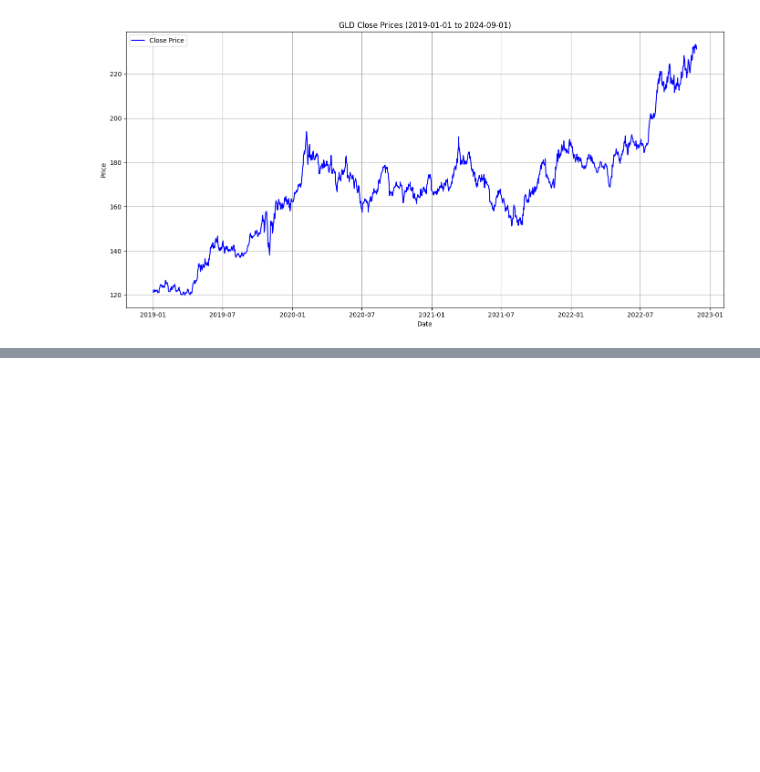
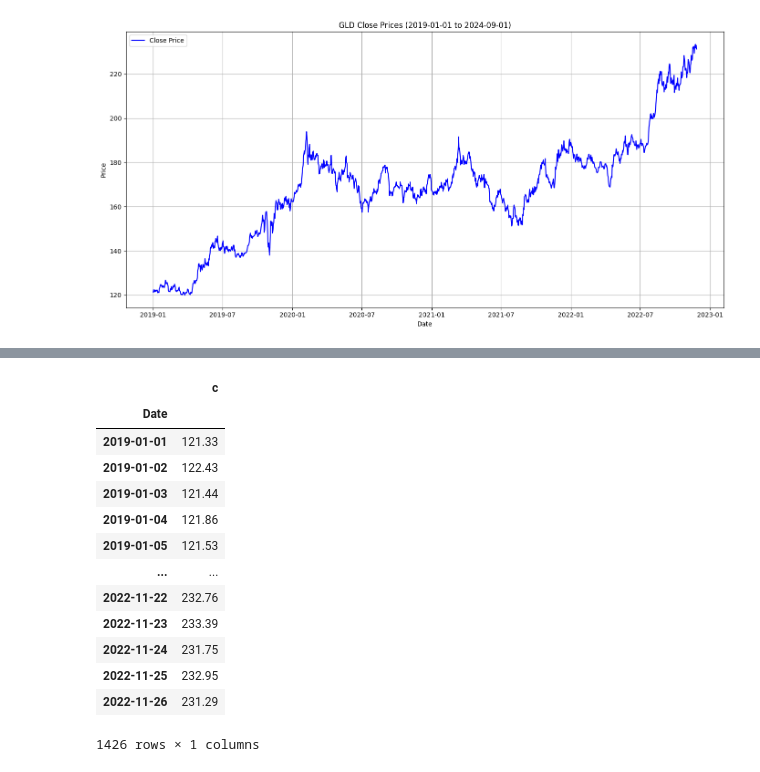
Before and after one commit to GTSF-Quantitative-Sector/sarima_forecast, a Jupyter notebook: sarima-forecast.ipynb, the cells around one changed output, grey strips where cells are left out. Saved outputs shown, nothing was run; the diff lists cells and outputs as text; code cells hidden in the pictures; blank space fills up the shorter version.

```diff
--- a/sarima-forecast.ipynb
+++ b/sarima-forecast.ipynb
@@ -13,57 +26,60 @@ logging.basicConfig(level=logging.INFO, format='%(asctime)s - %(levelname)s - %(
 # %%
 async def get_GLD():
     try:
-        # Initialize the asynchronous stock client
+        logging.info("Initializing StocksClient...")
         async_stock_client = StocksClient(API_KEY, True)
 
-        # Fetch the aggregate bars data for 'GLD'
+        logging.info("Fetching aggregate bars data for 'SLV'...")
         response = await async_stock_client.get_aggregate_bars(
             'GLD',
             '2019-01-01',
             '2024-09-01',
             full_range=True
         )
-        # Convert the response to a Pandas DataFrame
+
+        if not response:
+            logging.error("Received empty response from StocksClient.")
+            return None
+
+        logging.info("Converting response to DataFrame...")
         df = pd.DataFrame(response)
 
+        if 't' not in df.columns or 'c' not in df.columns:
+            logging.error("Expected columns 't' or 'c' not found in response.")
+            return None
+
         df['Date'] = pd.to_datetime(df['t'], unit='ms')
+        df.set_index('Date', inplace=True)
+        df.drop(columns=['t'], inplace=True)
 
-        # Set 'Date' as index
+        logging.info("Creating daily date range...")
+        start_date = pd.to_datetime('2019-01-01')
+        num_rows = len(df)
+        df['Date'] = pd.date_range(
+            start=start_date, periods=num_rows, freq='D')
         df.set_index('Date', inplace=True)
 
-        # Drop original timestamp column
-        df.drop(columns=['t'], inplace=True)
-
-        # Assume daily frequency
-        start_date = pd.to_datetime('2019-01-01')
-        num_rows = len(df)
-        df['Date'] = pd.date_range(start=start_date, periods=num_rows, freq='D')
-        df.set_index('Date', inplace=True)
-
-
+        logging.info("Converting 'c' column to numeric...")
         df['c'] = pd.to_numeric(df['c'], errors='coerce')
 
-        # Calculate mean and standard deviation of the 'c' (close) prices
         mean = df['c'].mean()
         std = df['c'].std()
         logging.info(f"Mean: {mean:.2f}, Standard Deviation: {std:.2f}")
 
-        # Identify outliers: prices more than 3 standard deviations from the mean
         outliers = df[(np.abs(df['c'] - mean) / std) > 3]
         if not outliers.empty:
             logging.info(f"Detected {len(outliers)} outliers.")
+        else:
+            logging.info("No outliers detected.")
 
-        # Gets rid of other ticker details
         df = df[['c']]
 
-        # Plot the 'c' (close) prices over time
+        logging.info("Plotting close prices...")
         plt.figure(figsize=(14, 7))
         plt.plot(df.index, df['c'], label='Close Price', color='blue')
-
-        # Highlight outliers if any
         if not outliers.empty:
-            plt.scatter(outliers.index, outliers['c'], color='red', label='Outliers')
-
+            plt.scatter(outliers.index,
+                        outliers['c'], color='red', label='Outliers')
         plt.title('GLD Close Prices (2019-01-01 to 2024-09-01)')
         plt.xlabel('Date')
         plt.ylabel('Price')
@@ -72,13 +88,14 @@ async def get_GLD():
         plt.tight_layout()
         plt.show()
 
-        # Save the DataFrame to a CSV file
         csv_filename = 'GLD-Prices.csv'
         df.to_csv(csv_filename, index=True)
+        logging.info(f"GLD prices saved to '{csv_filename}'.")
 
     except Exception as e:
-        logging.error(f"An error occurred: {e}")
-
+        logging.error(f"An error occurred in get_GLD: {e}")
+        return None
+    return df
 
 
 await get_GLD()
@@ -88,0 +114,14 @@ await get_GLD()
+|  | c |
+| Date |  |
+| 2019-01-01 | 121.33 |
+| 2019-01-02 | 122.43 |
+| 2019-01-03 | 121.44 |
+| 2019-01-04 | 121.86 |
+| 2019-01-05 | 121.53 |
+| ... | ... |
+| 2022-11-22 | 232.76 |
+| 2022-11-23 | 233.39 |
+| 2022-11-24 | 231.75 |
+| 2022-11-25 | 232.95 |
+| 2022-11-26 | 231.29 |
+1426 rows × 1 columns
```
Also changed, not shown: parts of 14 cells of this notebook, 4 other files.
